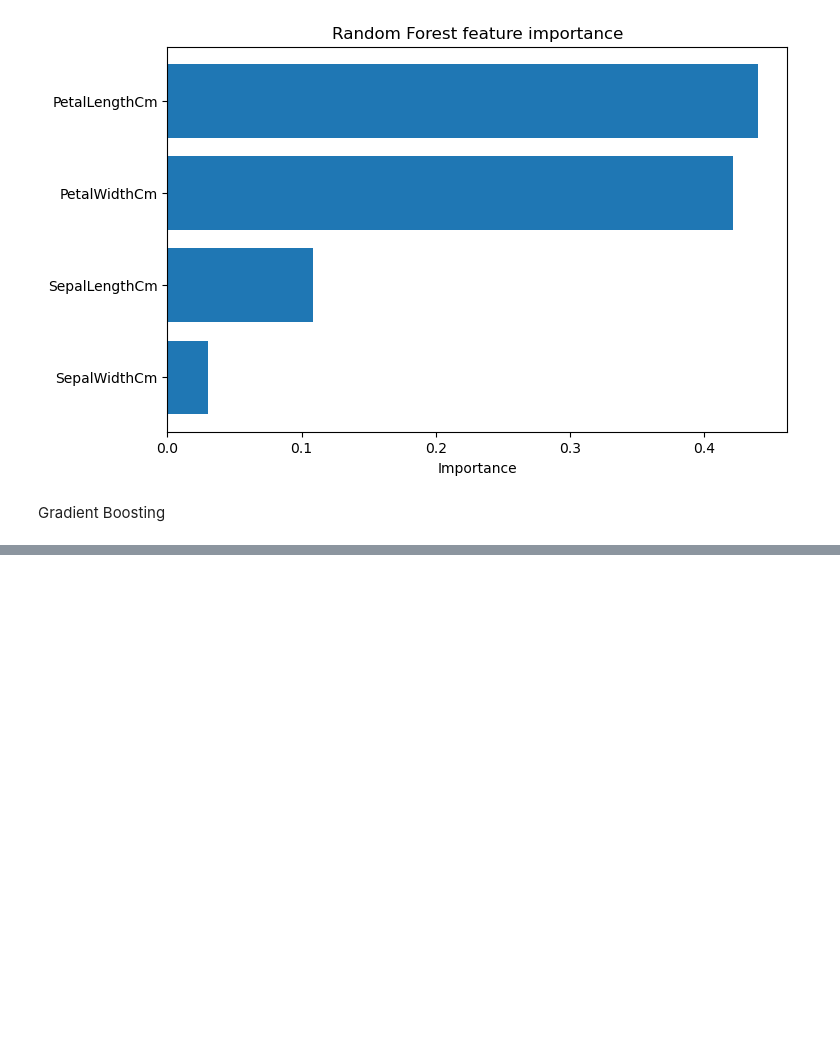
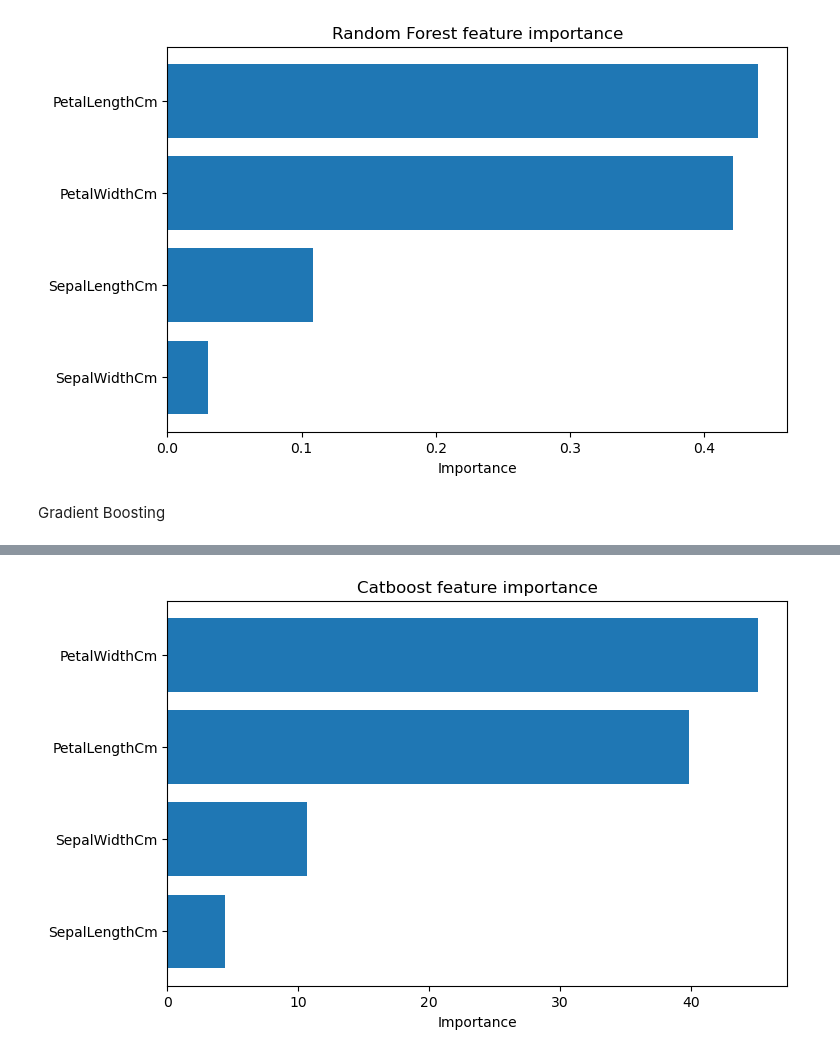
Before and after one commit to xenyashka/iris-classifier, a Jupyter notebook: iris_classifier_train.ipynb, the cells around one changed output, grey strips where cells are left out. Cells and saved outputs as stored; diff of their text form; code cells hidden in the pictures; blank space fills up the shorter version.

Commit message:
Gradient Boosting

```diff
--- a/iris_classifier_train.ipynb
+++ b/iris_classifier_train.ipynb
@@ -177,3 +177,8 @@ plt.show()
 [figure]
 # %% [markdown]
 Gradient Boosting
+# %%
+catboost_model = CatBoostClassifier(random_state=42, max_depth=4)
+catboost_model.fit(X_train, Y_train)
+train_predictions_catboost = catboost_model.predict(X_train)
+test_predictions_catboost = catboost_model.predict(X_test)
@@ -179,0 +226,14 @@ Gradient Boosting
+# %%
+feature_importance = pd.DataFrame({
+    'Feature': X_train.columns,
+    'Importance': catboost_model.feature_importances_
+}).sort_values(by='Importance', ascending=False)
+
+plt.figure(figsize=(8, 5))
+plt.barh(feature_importance['Feature'], feature_importance['Importance'])
+plt.gca().invert_yaxis()
+plt.xlabel('Importance')
+plt.title('Catboost feature importance')
+plt.show()
+# %% [output]
+[figure, added]
```
Also changed, not shown: parts of 5 cells of this notebook.
